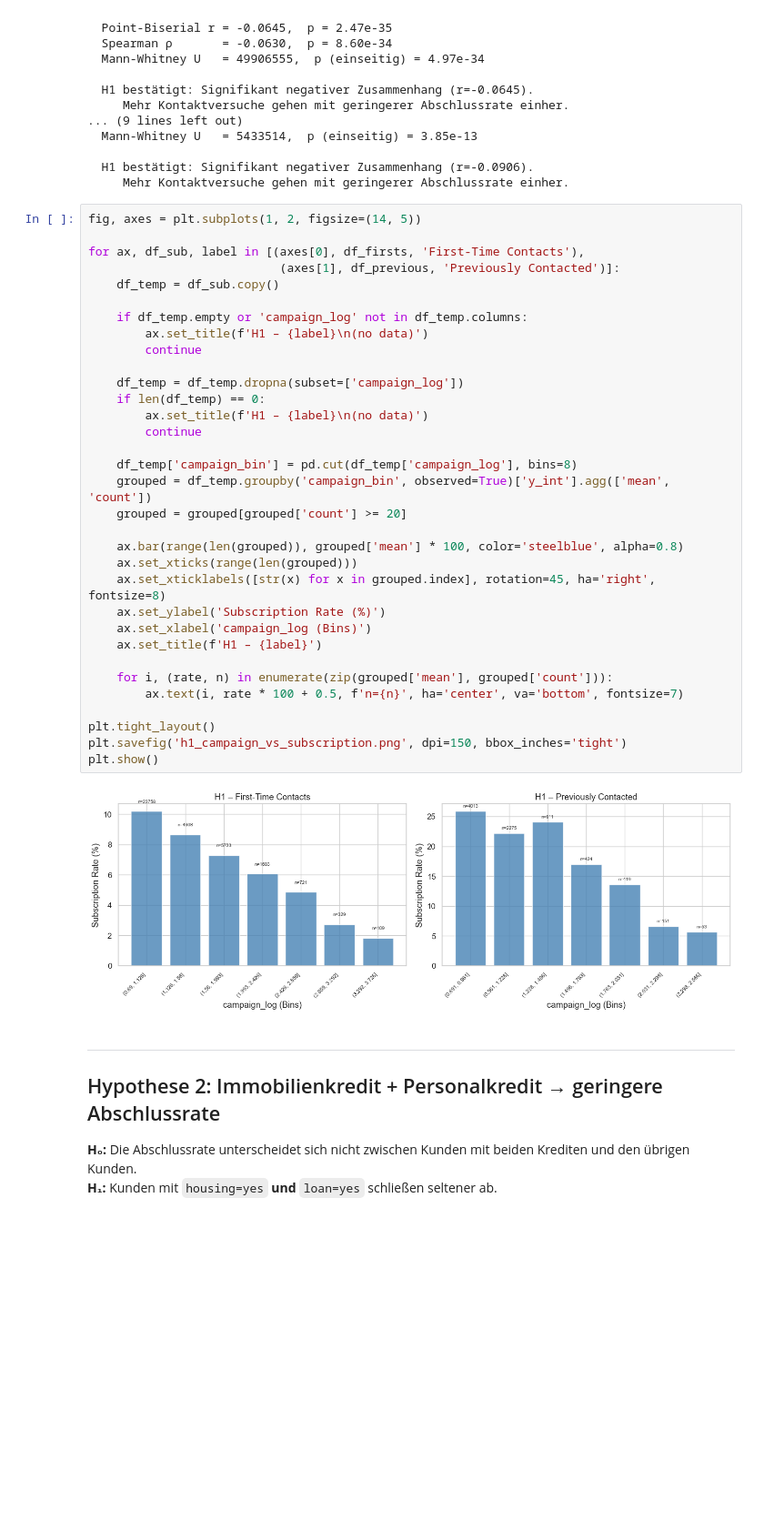
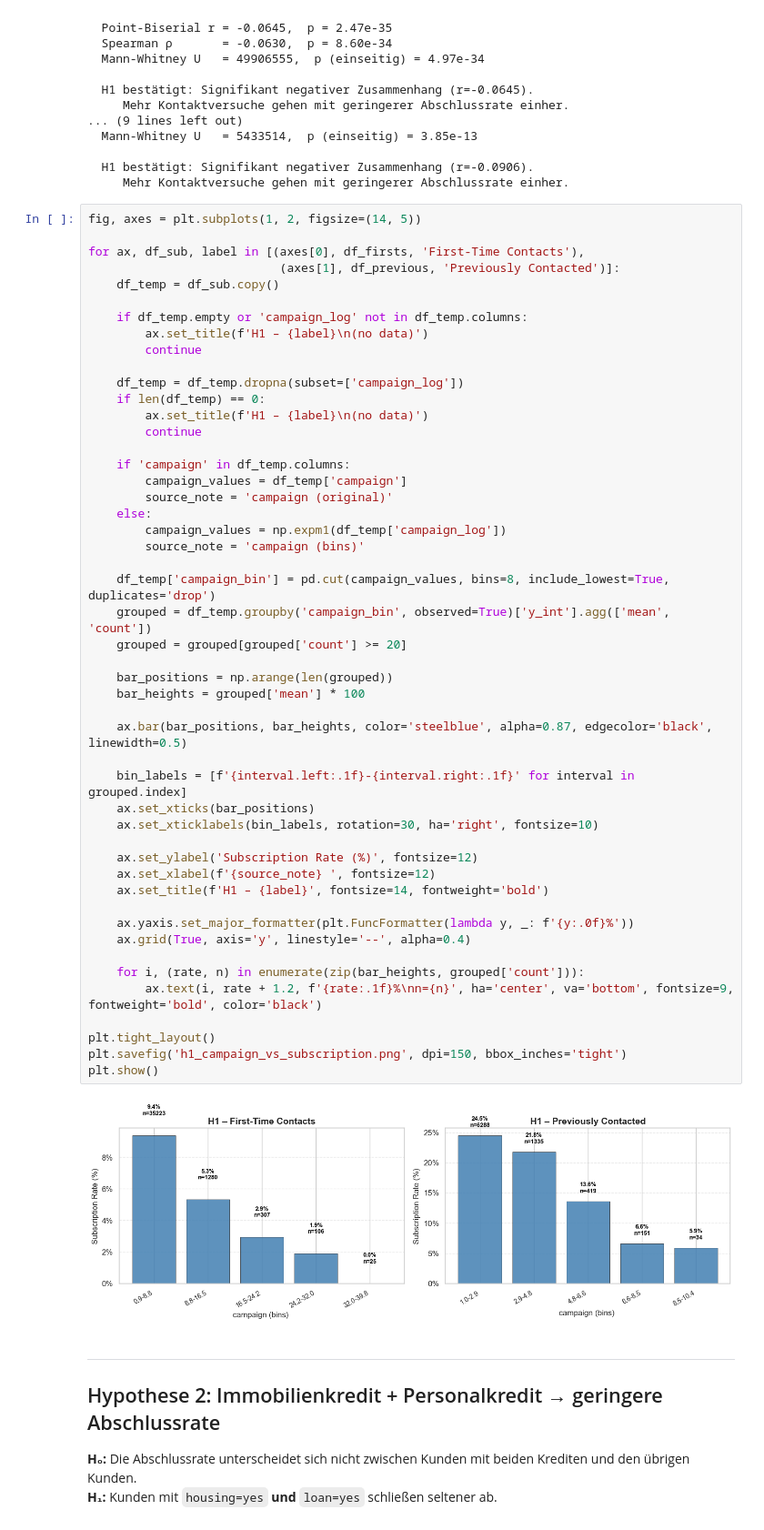
Before and after one commit to Krebsgamer22/bank-telemarketing-prediction, a Jupyter notebook: hypothesen.ipynb, the cells around one changed output. Shown at 91% size. Cells and saved outputs as stored; diff of their text form; blank space fills up the shorter version.

```diff
--- a/hypothesen.ipynb
+++ b/hypothesen.ipynb
@@ -138,38 +138,54 @@ r1_p, p1_p = test_hypothese1(df_previous, 'Bereits Kontaktierte')
 # %%
 fig, axes = plt.subplots(1, 2, figsize=(14, 5))
 
 for ax, df_sub, label in [(axes[0], df_firsts, 'First-Time Contacts'),
                            (axes[1], df_previous, 'Previously Contacted')]:
     df_temp = df_sub.copy()
 
     if df_temp.empty or 'campaign_log' not in df_temp.columns:
         ax.set_title(f'H1 – {label}\n(no data)')
         continue
 
     df_temp = df_temp.dropna(subset=['campaign_log'])
     if len(df_temp) == 0:
         ax.set_title(f'H1 – {label}\n(no data)')
         continue
 
-    df_temp['campaign_bin'] = pd.cut(df_temp['campaign_log'], bins=8)
+    if 'campaign' in df_temp.columns:
+        campaign_values = df_temp['campaign']
+        source_note = 'campaign (original)'
+    else:
+        campaign_values = np.expm1(df_temp['campaign_log'])
+        source_note = 'campaign (bins)'
+
+    df_temp['campaign_bin'] = pd.cut(campaign_values, bins=8, include_lowest=True, duplicates='drop')
     grouped = df_temp.groupby('campaign_bin', observed=True)['y_int'].agg(['mean', 'count'])
     grouped = grouped[grouped['count'] >= 20]
 
-    ax.bar(range(len(grouped)), grouped['mean'] * 100, color='steelblue', alpha=0.8)
-    ax.set_xticks(range(len(grouped)))
-    ax.set_xticklabels([str(x) for x in grouped.index], rotation=45, ha='right', fontsize=8)
-    ax.set_ylabel('Subscription Rate (%)')
-    ax.set_xlabel('campaign_log (Bins)')
-    ax.set_title(f'H1 – {label}')
+    bar_positions = np.arange(len(grouped))
+    bar_heights = grouped['mean'] * 100
 
-    for i, (rate, n) in enumerate(zip(grouped['mean'], grouped['count'])):
-        ax.text(i, rate * 100 + 0.5, f'n={n}', ha='center', va='bottom', fontsize=7)
+    ax.bar(bar_positions, bar_heights, color='steelblue', alpha=0.87, edgecolor='black', linewidth=0.5)
+
+    bin_labels = [f'{interval.left:.1f}-{interval.right:.1f}' for interval in grouped.index]
+    ax.set_xticks(bar_positions)
+    ax.set_xticklabels(bin_labels, rotation=30, ha='right', fontsize=10)
+
+    ax.set_ylabel('Subscription Rate (%)', fontsize=12)
+    ax.set_xlabel(f'{source_note} ', fontsize=12)
+    ax.set_title(f'H1 – {label}', fontsize=14, fontweight='bold')
+
+    ax.yaxis.set_major_formatter(plt.FuncFormatter(lambda y, _: f'{y:.0f}%'))
+    ax.grid(True, axis='y', linestyle='--', alpha=0.4)
+
+    for i, (rate, n) in enumerate(zip(bar_heights, grouped['count'])):
+        ax.text(i, rate + 1.2, f'{rate:.1f}%\nn={n}', ha='center', va='bottom', fontsize=9, fontweight='bold', color='black')
 
 plt.tight_layout()
 plt.savefig('h1_campaign_vs_subscription.png', dpi=150, bbox_inches='tight')
 plt.show()
 # %% [output]
-[figure, old version]
+[figure, new version]
 # %% [markdown]
 ---
 ## Hypothese 2: Immobilienkredit + Personalkredit → geringere Abschlussrate
```
Also changed, not shown: 1 other file.
